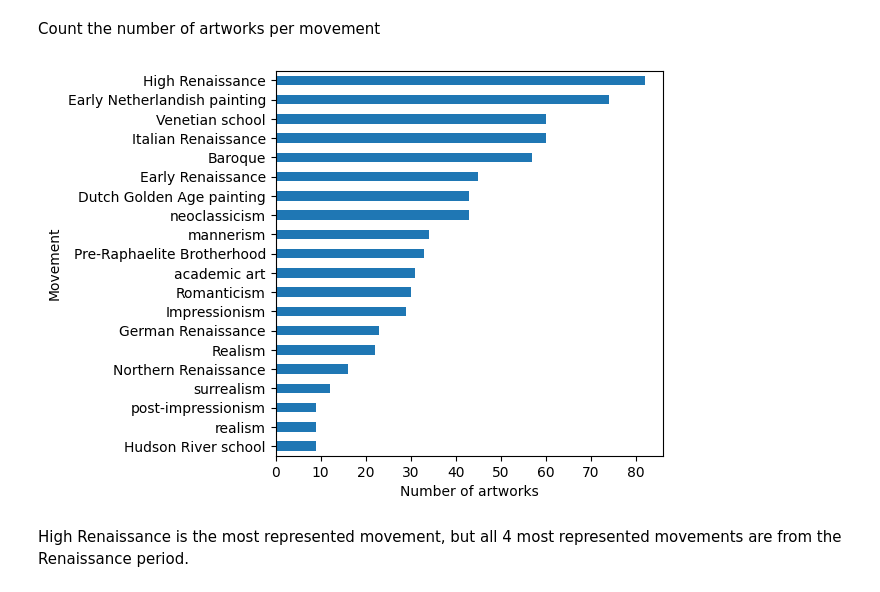
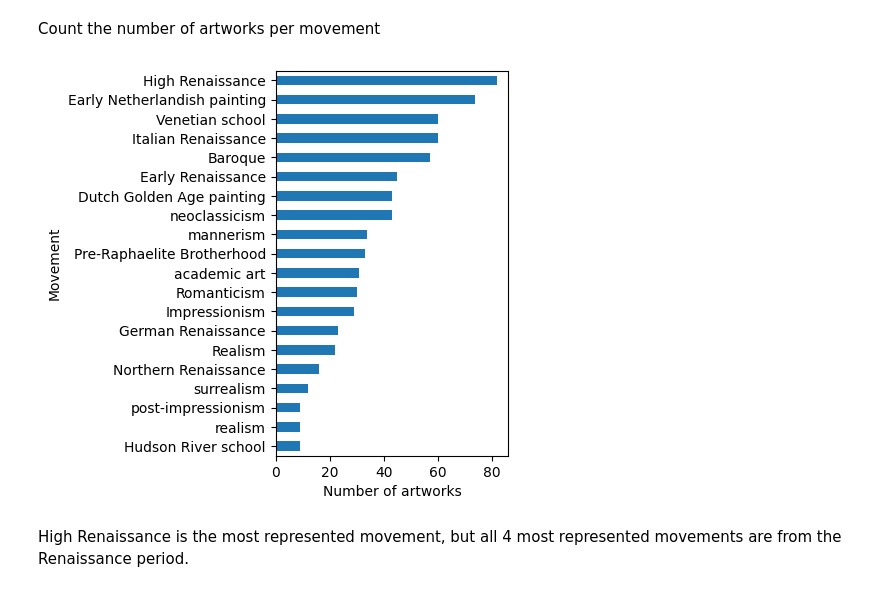
Before and after one commit to HPI-Information-Systems/MELArt, a Jupyter notebook: statistics.ipynb, the cells around one changed output. Cells and saved outputs as stored; diff of their text form; code cells hidden in the pictures.

Commit message:
plot dimensions better fitted for paper

```diff
--- a/statistics.ipynb
+++ b/statistics.ipynb
@@ -72,13 +72,13 @@ Count the number of artworks per movement
 # %%
 df_movements_count=df_movement.groupby('movement').size().reset_index(name='count')
 df_movements_count=df_movements_count.sort_values('count', ascending=False)
 df_movements_count["label"]=df_movements_count["movement"].apply(lambda x: movement_labels[x][0])
 k=20
-ax=df_movements_count.head(k).plot(kind='barh', x='label', xlabel='Number of artworks' ,ylabel='Movement' ,y='count', figsize=(5,5), legend=False)
+ax=df_movements_count.head(k).plot(kind='barh', x='label', xlabel='Number of artworks' ,ylabel='Movement' ,y='count', figsize=(3,5), legend=False)
 ax.invert_yaxis()
 plt.savefig("figures/movements.pdf", bbox_inches='tight', format='pdf')
 # %% [output]
-[figure, old version]
+[figure, new version]
 # %% [markdown]
 High Renaissance is the most represented movement, but all 4 most represented movements are from the Renaissance period.
 # %%
```
Also changed, not shown: parts of 8 cells of this notebook, 1 other file.
